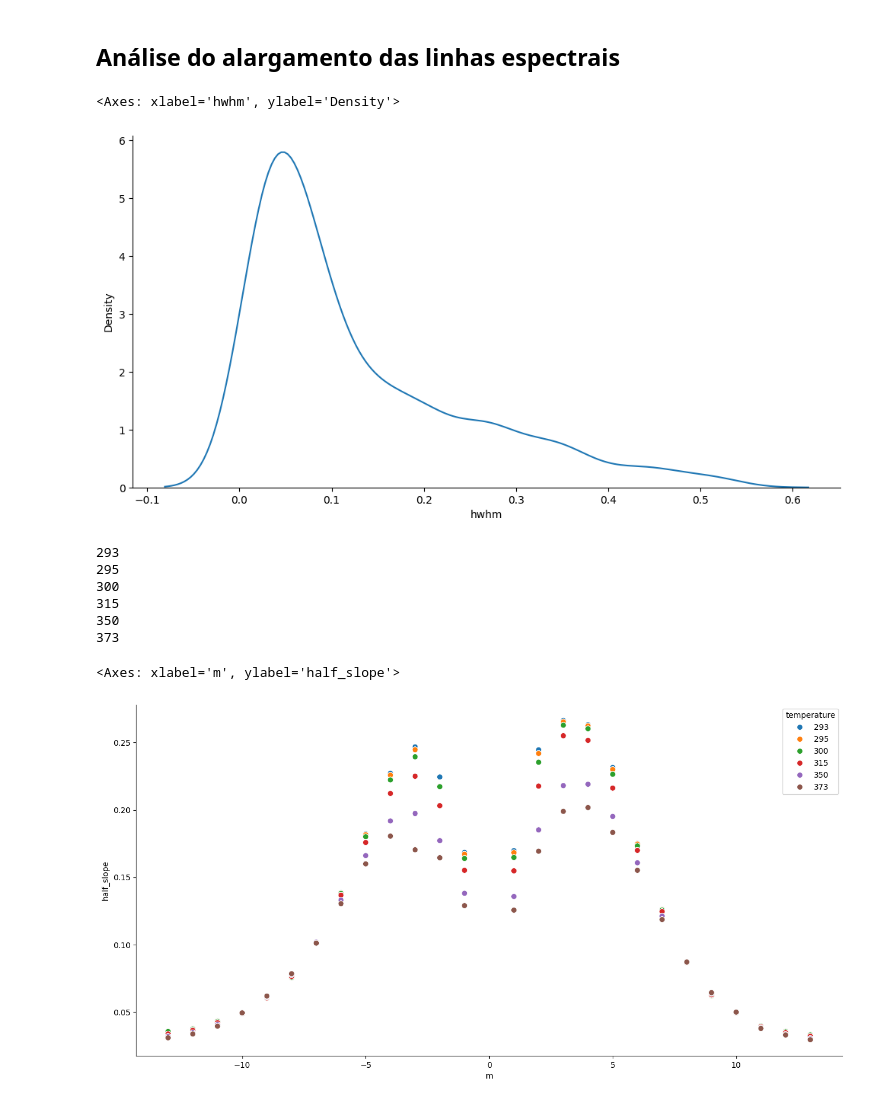
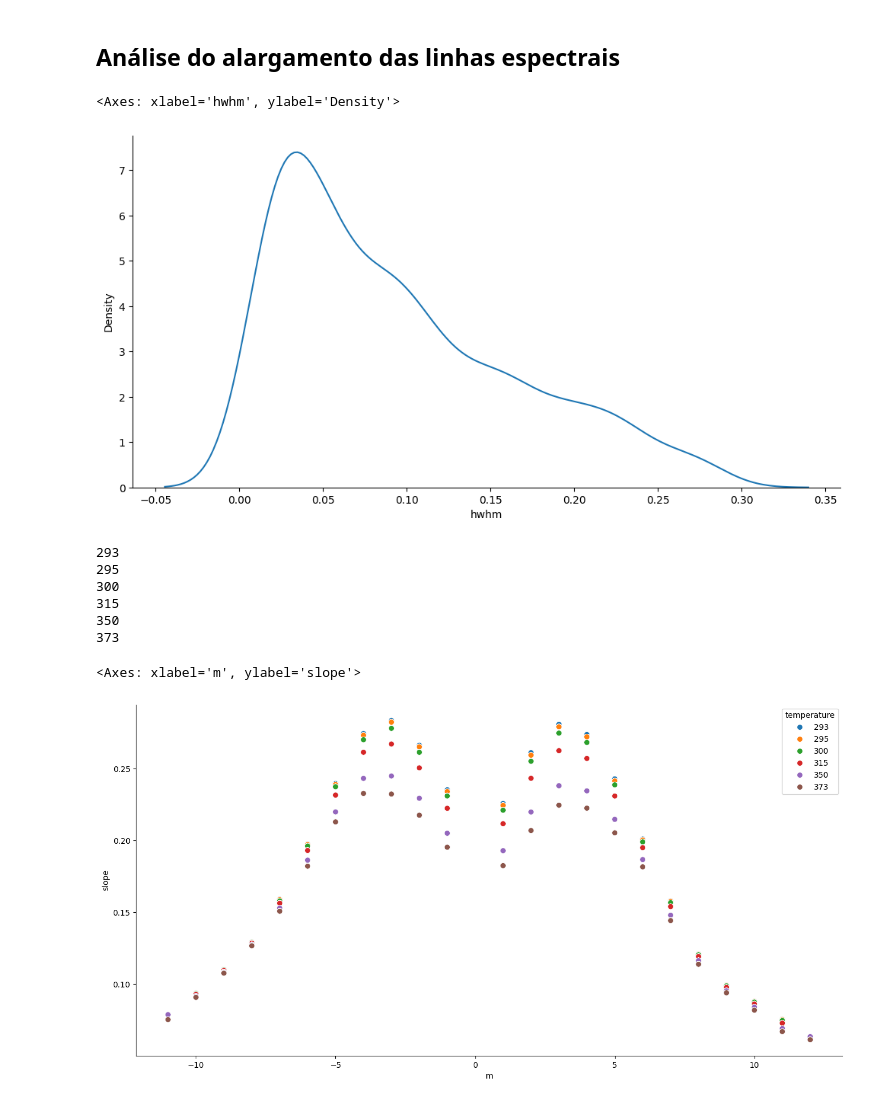
Before and after one commit to Alexandre-Esposte/LineProphet-Machine-Learning-for-Spectral-Attributes, a Jupyter notebook: nbs/selfBroadeningHCl.ipynb, the cells around one changed output. Cells and saved outputs as stored; diff of their text form; code cells hidden in the pictures.

```diff
--- a/nbs/selfBroadeningHCl.ipynb
+++ b/nbs/selfBroadeningHCl.ipynb
@@ -75,7 +75,7 @@ obs: As simulações dos espectros, atribuição de raias e ajuste das linhas pa
 # %% [markdown]
 # Carregando dataset com os parâmetros de cada linha
 # %%
-lines35 = pd.read_csv('../database/lines_h35cl.csv')
+lines35 = pd.read_csv('../database/lines_h35cl_c2.csv')
 # %% [markdown]
 # Breve EDA $$H^{35}Cl$$
 # %%
@@ -189,7 +189,7 @@ lines35['hwhm'].describe()
 sns.kdeplot(data = lines35, x='hwhm')
 # %% [output]
 <Axes: xlabel='hwhm', ylabel='Density'>
-[figure, old version]
+[figure, new version]
 # %%
 sb = pd.DataFrame()
 for temperature in lines35['temperature'].unique():
@@ -209,10 +209,10 @@ for temperature in lines35['temperature'].unique():
 sb['half_slope'] = sb['slope'] / 2
 # %%
 plt.figure(figsize=(16,8))
-sns.scatterplot(data = sb, x='m',y='half_slope', hue='temperature', palette= 'tab10', s=50)
+sns.scatterplot(data = sb, x='m',y='slope', hue='temperature', palette= 'tab10', s=50)
 # %% [output]
-<Axes: xlabel='m', ylabel='half_slope'>
+<Axes: xlabel='m', ylabel='slope'>
-[figure, old version]
+[figure, new version]
 # %%
 sns.scatterplot(data = sb.query('m == 1'), x='temperature',y='half_slope')
 # %% [output]
```
Also changed, not shown: parts of 5 cells of this notebook, 9 other files.
